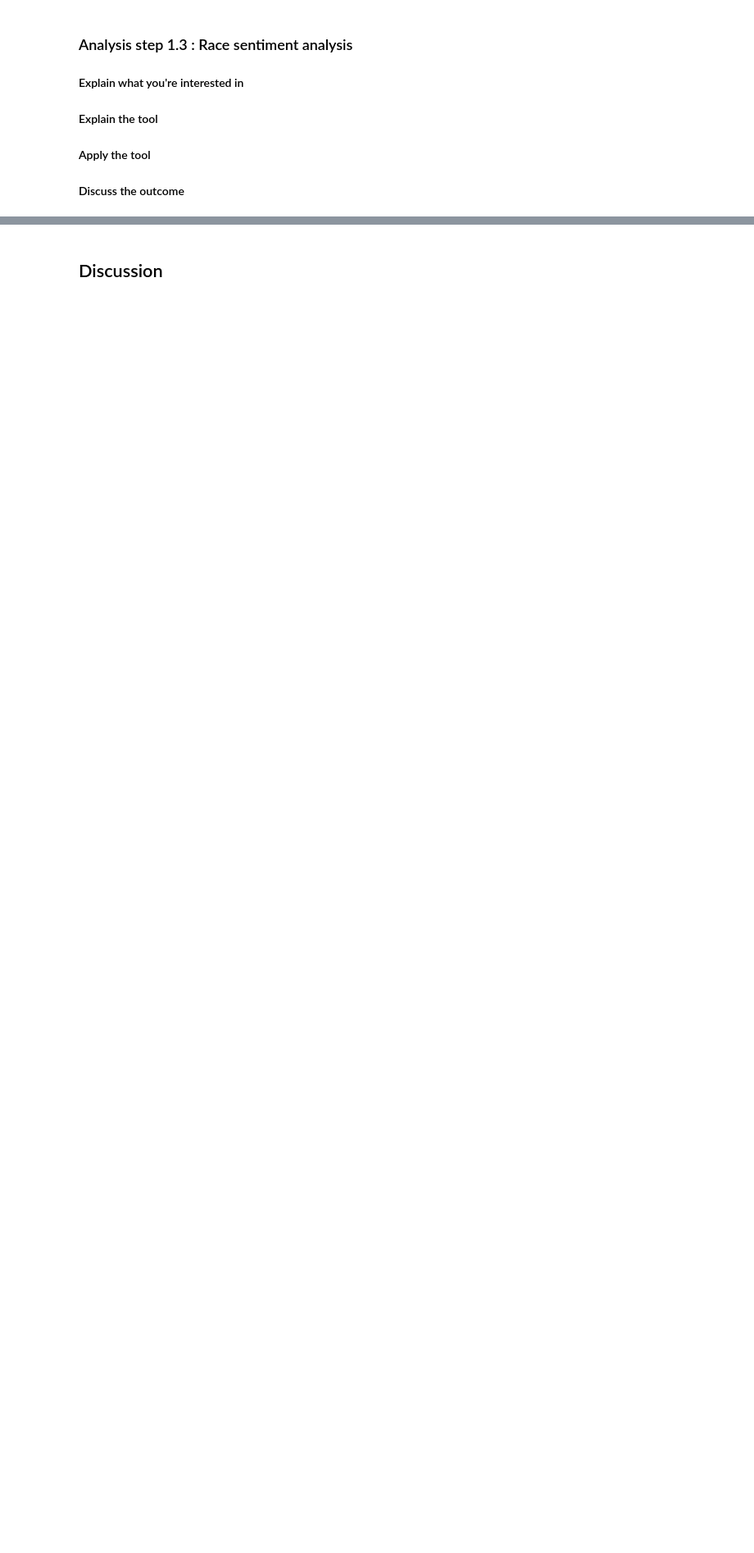
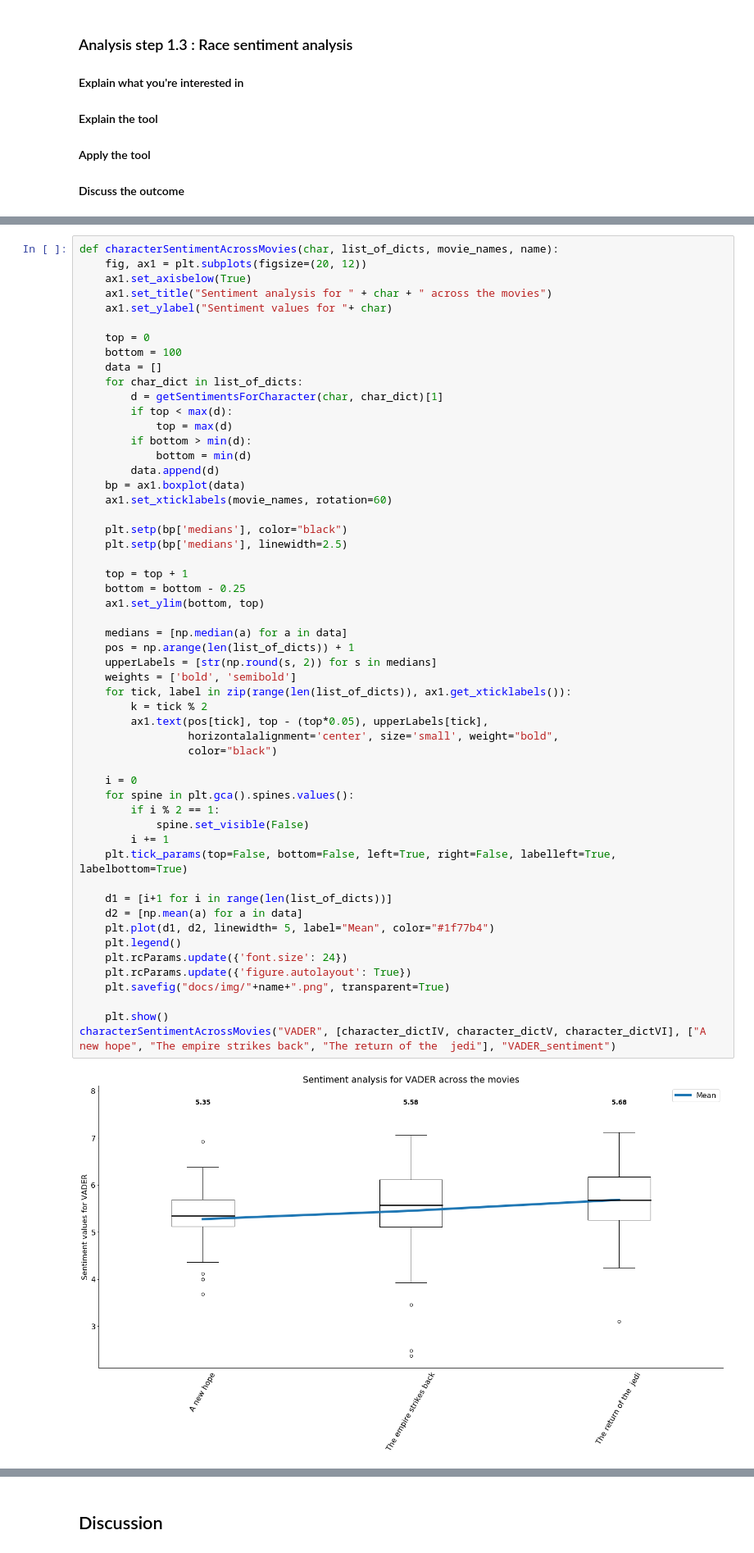
Before and after one commit to JacobPjetursson/Social_Graphs_Wookiepedia, a Jupyter notebook: ExplainersNoteBook.ipynb, the cells around one changed output, grey strips where cells are left out. Shown at 82% size. Cells and saved outputs as stored; diff of their text form; blank space fills up the shorter version.

```diff
--- a/ExplainersNoteBook.ipynb
+++ b/ExplainersNoteBook.ipynb
@@ -310,0 +542,56 @@ We see that it seems the community detection algorithm mostly found the communit
+# %%
+def characterSentimentAcrossMovies(char, list_of_dicts, movie_names, name):
+    fig, ax1 = plt.subplots(figsize=(20, 12))
+    ax1.set_axisbelow(True)
+    ax1.set_title("Sentiment analysis for " + char + " across the movies")
+    ax1.set_ylabel("Sentiment values for "+ char)
+
+    top = 0
+    bottom = 100
+    data = []
+    for char_dict in list_of_dicts:
+        d = getSentimentsForCharacter(char, char_dict)[1]
+        if top < max(d):
+            top = max(d)
+        if bottom > min(d):
+            bottom = min(d)
+        data.append(d)
+    bp = ax1.boxplot(data)
+    ax1.set_xticklabels(movie_names, rotation=60)
+
+    plt.setp(bp['medians'], color="black")
+    plt.setp(bp['medians'], linewidth=2.5)
+
+    top = top + 1
+    bottom = bottom - 0.25
+    ax1.set_ylim(bottom, top)
+
+    medians = [np.median(a) for a in data]
+    pos = np.arange(len(list_of_dicts)) + 1
+    upperLabels = [str(np.round(s, 2)) for s in medians]
+    weights = ['bold', 'semibold']
+    for tick, label in zip(range(len(list_of_dicts)), ax1.get_xticklabels()):
+        k = tick % 2
+        ax1.text(pos[tick], top - (top*0.05), upperLabels[tick],
+                 horizontalalignment='center', size='small', weight="bold",
+                 color="black")
+
+    i = 0
+    for spine in plt.gca().spines.values():
+        if i % 2 == 1:
+            spine.set_visible(False)
+        i += 1
+    plt.tick_params(top=False, bottom=False, left=True, right=False, labelleft=True, labelbottom=True)
+
+    d1 = [i+1 for i in range(len(list_of_dicts))]
+    d2 = [np.mean(a) for a in data]
+    plt.plot(d1, d2, linewidth= 5, label="Mean", color="#1f77b4")
+    plt.legend()
+    plt.rcParams.update({'font.size': 24})
+    plt.rcParams.update({'figure.autolayout': True})
+    plt.savefig("docs/img/"+name+".png", transparent=True)
+
+    plt.show()
+characterSentimentAcrossMovies("VADER", [character_dictIV, character_dictV, character_dictVI], ["A new hope", "The empire strikes back", "The return of the  jedi"], "VADER_sentiment")
+# %% [output]
+[figure, added]
```
Also changed, not shown: parts of 16 cells of this notebook, 9 other files.
